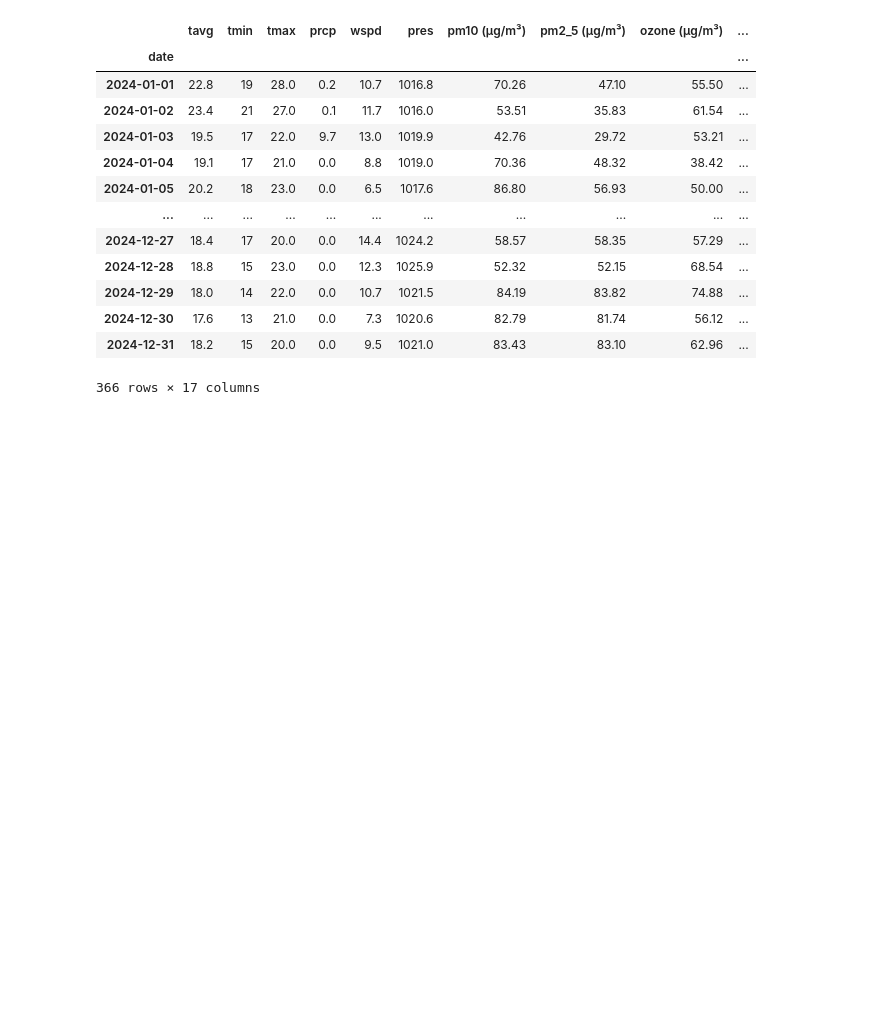
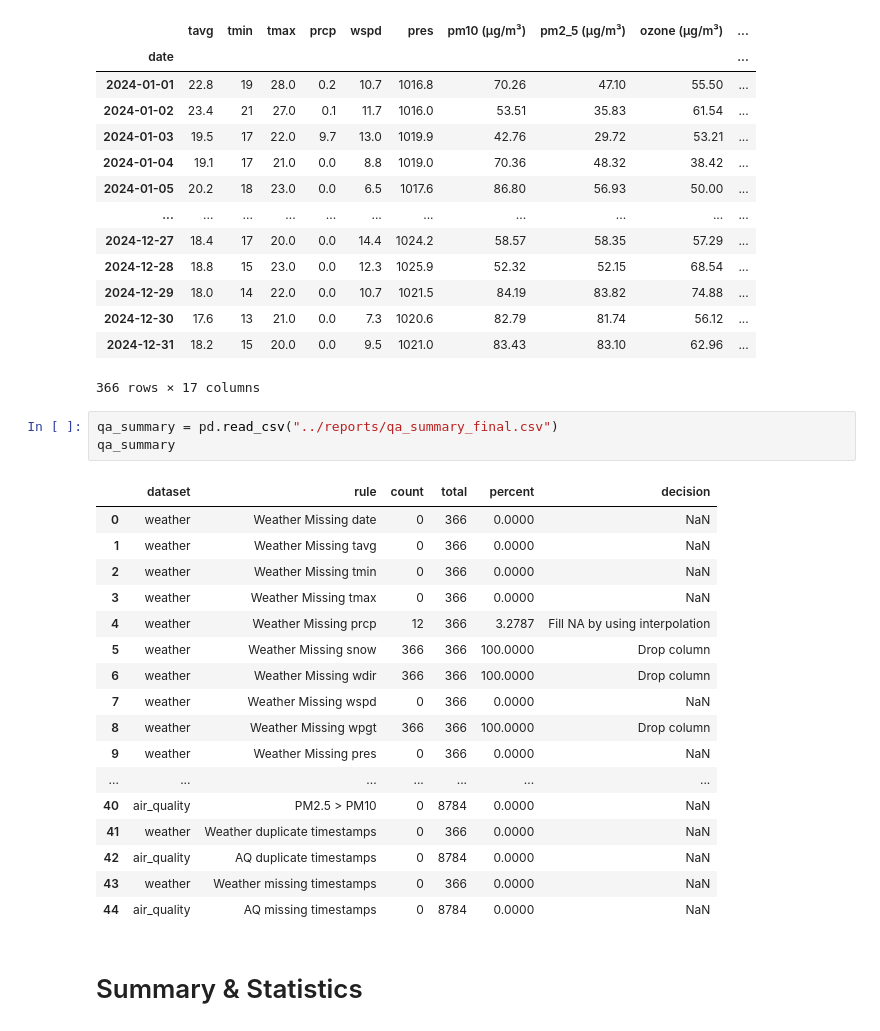
Before and after one commit to tannedjames/2526-LTXLDL-Project-AIT2006-4-3.2, a Jupyter notebook: dung/src/main.ipynb, the cells around one changed output. Drawn from its saved outputs; the diff is of its cells as text; blank space fills up the shorter version.

Commit message:
summary & stats (3.0)

```diff
--- a/dung/src/main.ipynb
+++ b/dung/src/main.ipynb
@@ -363,3 +362,26 @@ clean_df
 | 2024-12-30 | 17.6 | 13 | 21.0 | 0.0 | 7.3 | 1020.6 | 82.79 | 81.74 | 56.12 | ... |
 | 2024-12-31 | 18.2 | 15 | 20.0 | 0.0 | 9.5 | 1021.0 | 83.43 | 83.10 | 62.96 | ... |
 366 rows × 17 columns
+# %%
+qa_summary = pd.read_csv("../reports/qa_summary_final.csv")
+qa_summary
+# %% [output]
+|  | dataset | rule | count | total | percent | decision |
+| 0 | weather | Weather Missing date | 0 | 366 | 0.0000 | NaN |
+| 1 | weather | Weather Missing tavg | 0 | 366 | 0.0000 | NaN |
+| 2 | weather | Weather Missing tmin | 0 | 366 | 0.0000 | NaN |
+| 3 | weather | Weather Missing tmax | 0 | 366 | 0.0000 | NaN |
+| 4 | weather | Weather Missing prcp | 12 | 366 | 3.2787 | Fill NA by using interpolation |
+| 5 | weather | Weather Missing snow | 366 | 366 | 100.0000 | Drop column |
+| 6 | weather | Weather Missing wdir | 366 | 366 | 100.0000 | Drop column |
+| 7 | weather | Weather Missing wspd | 0 | 366 | 0.0000 | NaN |
+| 8 | weather | Weather Missing wpgt | 366 | 366 | 100.0000 | Drop column |
+| 9 | weather | Weather Missing pres | 0 | 366 | 0.0000 | NaN |
+| ... | ... | ... | ... | ... | ... | ... |
+| 40 | air_quality | PM2.5 > PM10 | 0 | 8784 | 0.0000 | NaN |
+| 41 | weather | Weather duplicate timestamps | 0 | 366 | 0.0000 | NaN |
+| 42 | air_quality | AQ duplicate timestamps | 0 | 8784 | 0.0000 | NaN |
+| 43 | weather | Weather missing timestamps | 0 | 366 | 0.0000 | NaN |
+| 44 | air_quality | AQ missing timestamps | 0 | 8784 | 0.0000 | NaN |
+# %% [markdown]
+# Summary & Statistics
```
Also changed, not shown: parts of 12 cells of this notebook, 2 other files.
